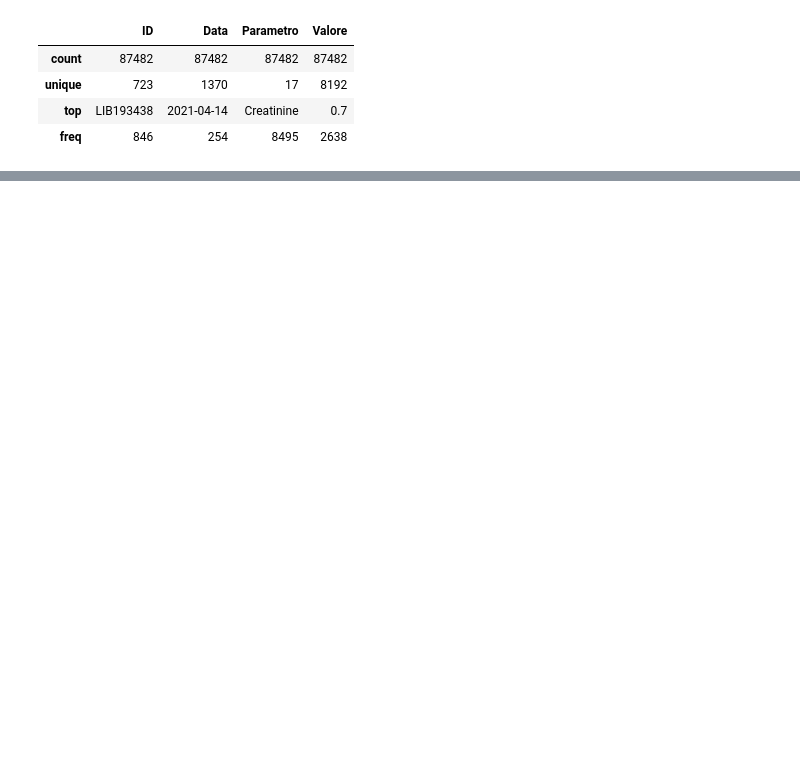
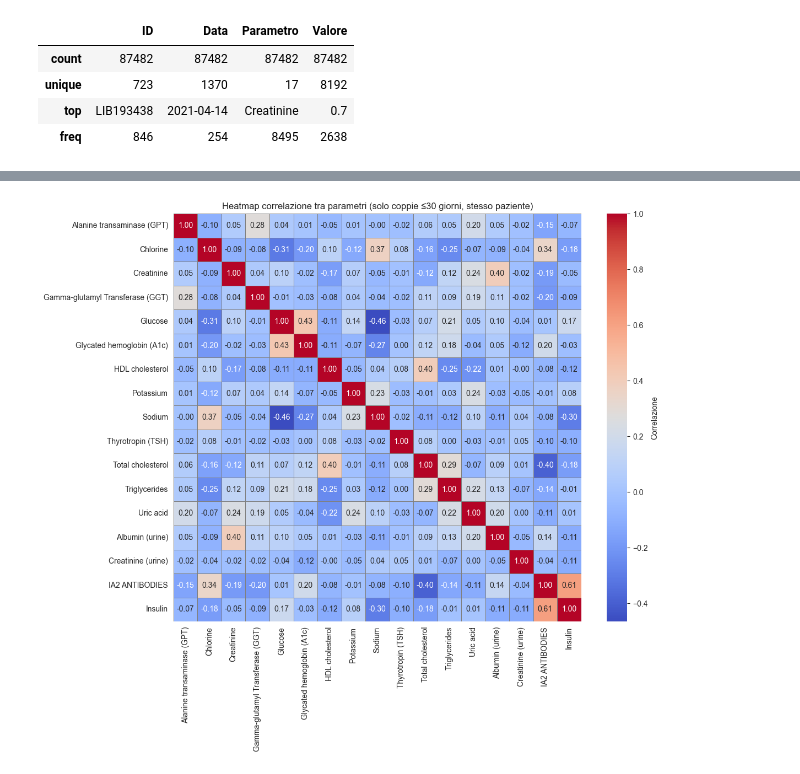
Before and after one commit to MatteoAv/AnalisiDatasetDiabete, a Jupyter notebook: Parametri_Biochimici.ipynb, the cells around one changed output, grey strips where cells are left out. Saved outputs shown, nothing was run; the diff lists cells and outputs as text; code cells hidden in the pictures; blank space fills up the shorter version.

```diff
--- a/Parametri_Biochimici.ipynb
+++ b/Parametri_Biochimici.ipynb
@@ -117,0 +334,39 @@ tabella_sintesi
+# %%
+records = []
+
+# Analisi per paziente
+for patient_id, group in first_dates.groupby("ID"):
+    # Dizionari per data e valore per parametro
+    date_dict = group.set_index("Parametro")["Data"].to_dict()
+    value_dict = df1[df1["ID"] == patient_id].groupby("Parametro")["Valore"].first().to_dict()
+
+    for p1, p2 in combinations(date_dict.keys(), 2):
+        delta_days = abs((date_dict[p1] - date_dict[p2]).days)
+        if delta_days <= 30:
+            val1 = pd.to_numeric(value_dict.get(p1), errors="coerce")
+            val2 = pd.to_numeric(value_dict.get(p2), errors="coerce")
+            if pd.notna(val1) and pd.notna(val2):
+                records.append({
+                    "ID": patient_id,
+                    p1: val1,
+                    p2: val2
+                })
+
+# Trasforma in DataFrame
+df_corr_raw = pd.DataFrame(records)
+
+# Raggruppa per ID e calcola la media dei valori duplicati
+df_corr_wide = df_corr_raw.groupby("ID").mean(numeric_only=True)
+
+# Calcola matrice di correlazione
+correlation_matrix = df_corr_wide.corr()
+
+# Plot della heatmap
+plt.figure(figsize=(12, 10))
+sns.heatmap(correlation_matrix, annot=True, fmt=".2f", cmap="coolwarm", square=True,
+            cbar_kws={'label': 'Correlazione'}, linewidths=0.5, linecolor='gray')
+plt.title("Heatmap correlazione tra parametri (solo coppie ≤30 giorni, stesso paziente)")
+plt.tight_layout()
+plt.show()
+# %% [output]
+[figure, added]
```
Also changed, not shown: parts of 10 cells of this notebook, 1 other file.
